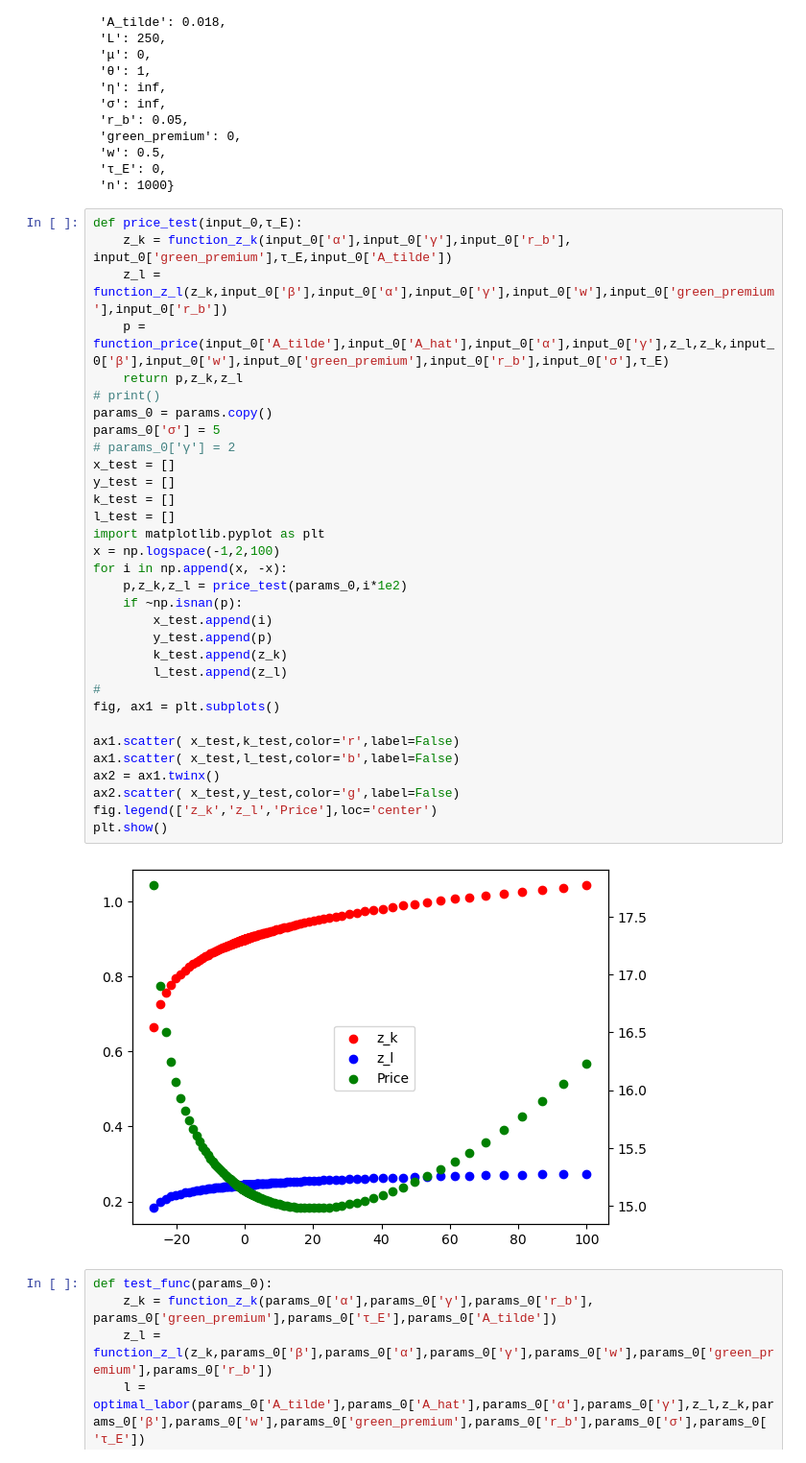
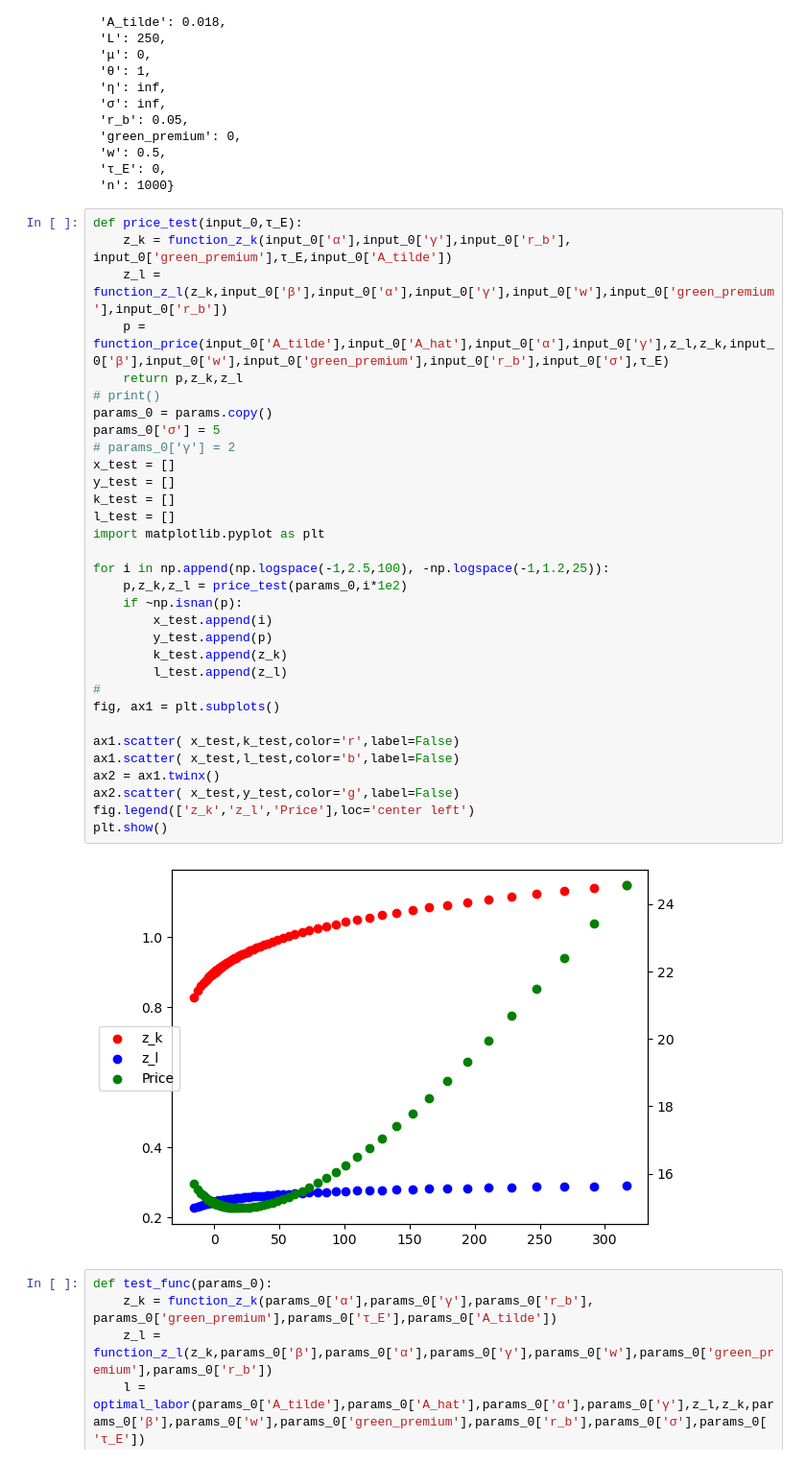
Before and after one commit to mortezaaghajanzadeh/Resource-Reallocation, a Jupyter notebook: code/test.ipynb, the cells around one changed output. Shown at 96% size. Saved outputs shown, nothing was run; the diff lists cells and outputs as text.

```diff
--- a/code/test.ipynb
+++ b/code/test.ipynb
@@ -212,37 +212,37 @@ params
 # %%
 def price_test(input_0,τ_E):
     z_k = function_z_k(input_0['α'],input_0['γ'],input_0['r_b'], input_0['green_premium'],τ_E,input_0['A_tilde'])
     z_l = function_z_l(z_k,input_0['β'],input_0['α'],input_0['γ'],input_0['w'],input_0['green_premium'],input_0['r_b'])
     p = function_price(input_0['A_tilde'],input_0['A_hat'],input_0['α'],input_0['γ'],z_l,z_k,input_0['β'],input_0['w'],input_0['green_premium'],input_0['r_b'],input_0['σ'],τ_E)
     return p,z_k,z_l
 # print()
 params_0 = params.copy()
 params_0['σ'] = 5
 # params_0['γ'] = 2
 x_test = []
 y_test = []
 k_test = []
 l_test = []
 import matplotlib.pyplot as plt
-x = np.logspace(-1,2,100)
-for i in np.append(x, -x):
+
+for i in np.append(np.logspace(-1,2.5,100), -np.logspace(-1,1.2,25)):
     p,z_k,z_l = price_test(params_0,i*1e2)
     if ~np.isnan(p):
         x_test.append(i)
         y_test.append(p)
         k_test.append(z_k)
         l_test.append(z_l)
 #
 fig, ax1 = plt.subplots()
 
 ax1.scatter( x_test,k_test,color='r',label=False)
 ax1.scatter( x_test,l_test,color='b',label=False)
 ax2 = ax1.twinx()
 ax2.scatter( x_test,y_test,color='g',label=False)
-fig.legend(['z_k','z_l','Price'],loc='center')
+fig.legend(['z_k','z_l','Price'],loc='center left')
 plt.show()
 # %% [output]
-[figure, old version]
+[figure, new version]
 # %%
 def test_func(params_0):
     z_k = function_z_k(params_0['α'],params_0['γ'],params_0['r_b'], params_0['green_premium'],params_0['τ_E'],params_0['A_tilde'])
```
